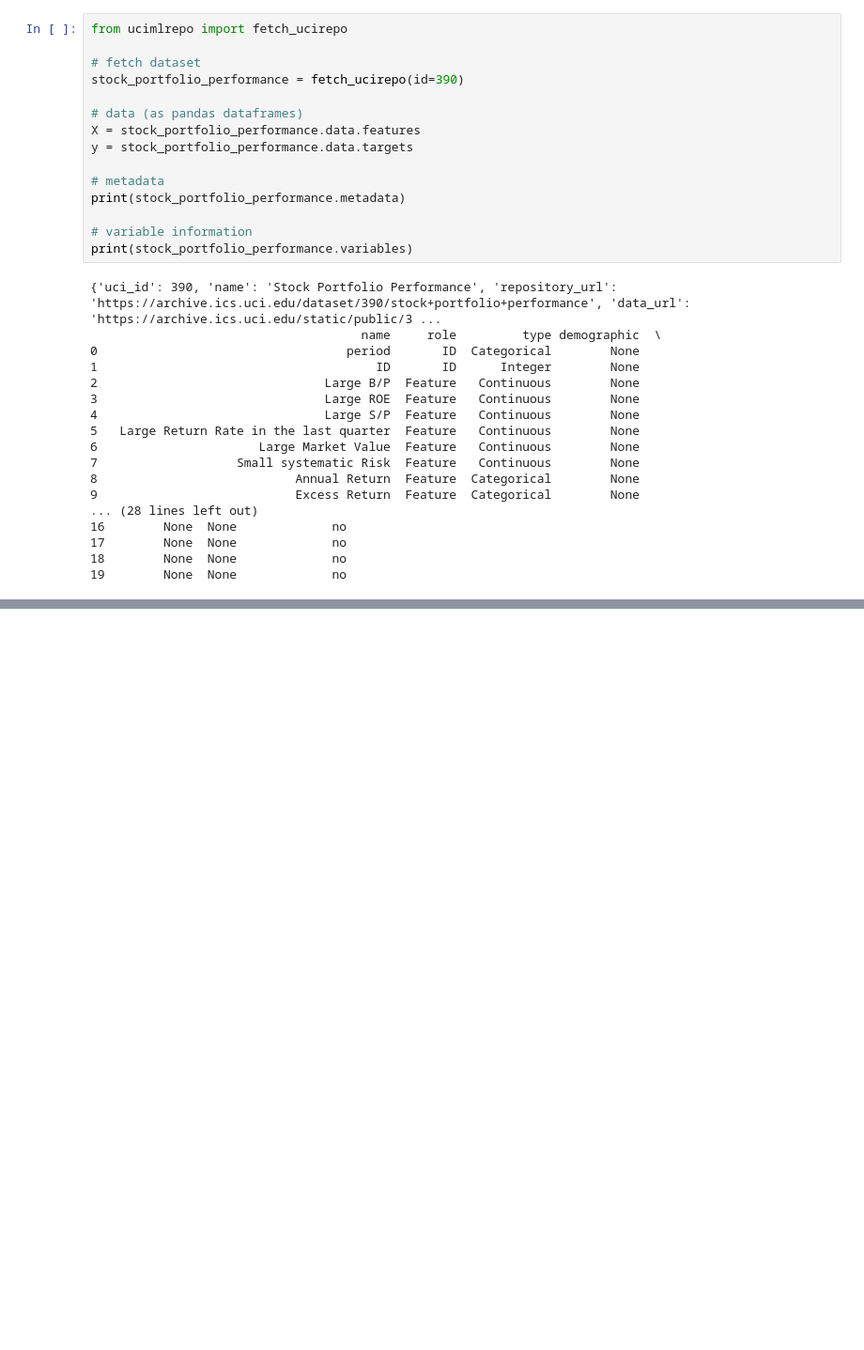
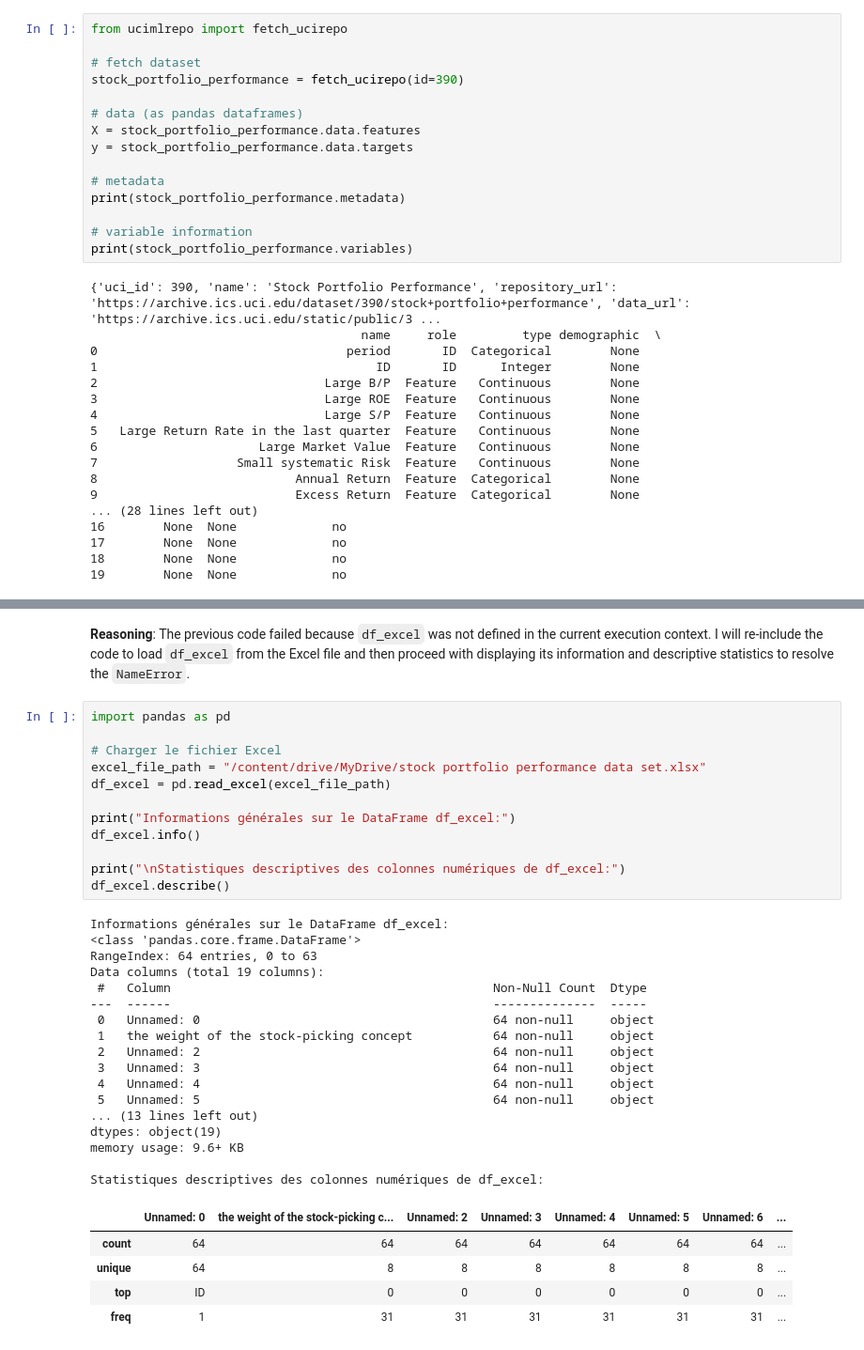
Before and after one commit to elbazyounes-debug/DS, a Jupyter notebook: Untitled2.ipynb, the cells around one changed output, grey strips where cells are left out. Shown at 94% size. Cells and saved outputs as stored; diff of their text form; blank space fills up the shorter version.

```diff
--- a/Untitled2.ipynb
+++ b/Untitled2.ipynb
@@ -50,0 +82,38 @@ print(stock_portfolio_performance.variables)
+# %% [markdown]
+**Reasoning**:
+The previous code failed because `df_excel` was not defined in the current execution context. I will re-include the code to load `df_excel` from the Excel file and then proceed with displaying its information and descriptive statistics to resolve the `NameError`.
+# %%
+import pandas as pd
+
+# Charger le fichier Excel
+excel_file_path = "/content/drive/MyDrive/stock portfolio performance data set.xlsx"
+df_excel = pd.read_excel(excel_file_path)
+
+print("Informations générales sur le DataFrame df_excel:")
+df_excel.info()
+
+print("\nStatistiques descriptives des colonnes numériques de df_excel:")
+df_excel.describe()
+# %% [output]
+Informations générales sur le DataFrame df_excel:
+<class 'pandas.core.frame.DataFrame'>
+RangeIndex: 64 entries, 0 to 63
+Data columns (total 19 columns):
+ #   Column                                            Non-Null Count  Dtype
+---  ------                                            --------------  -----
+ 0   Unnamed: 0                                        64 non-null     object
+ 1   the weight of the stock-picking concept           64 non-null     object
+ 2   Unnamed: 2                                        64 non-null     object
+ 3   Unnamed: 3                                        64 non-null     object
+ 4   Unnamed: 4                                        64 non-null     object
+ 5   Unnamed: 5                                        64 non-null     object
+... (13 lines left out)
+dtypes: object(19)
+memory usage: 9.6+ KB
+
+Statistiques descriptives des colonnes numériques de df_excel:
+|  | Unnamed: 0 | the weight of the stock-picking c... | Unnamed: 2 | Unnamed: 3 | Unnamed: 4 | Unnamed: 5 | Unnamed: 6 | ... |
+| count | 64 | 64 | 64 | 64 | 64 | 64 | 64 | ... |
+| unique | 64 | 8 | 8 | 8 | 8 | 8 | 8 | ... |
+| top | ID | 0 | 0 | 0 | 0 | 0 | 0 | ... |
+| freq | 1 | 31 | 31 | 31 | 31 | 31 | 31 | ... |
```
Also changed, not shown: parts of 31 cells of this notebook.
